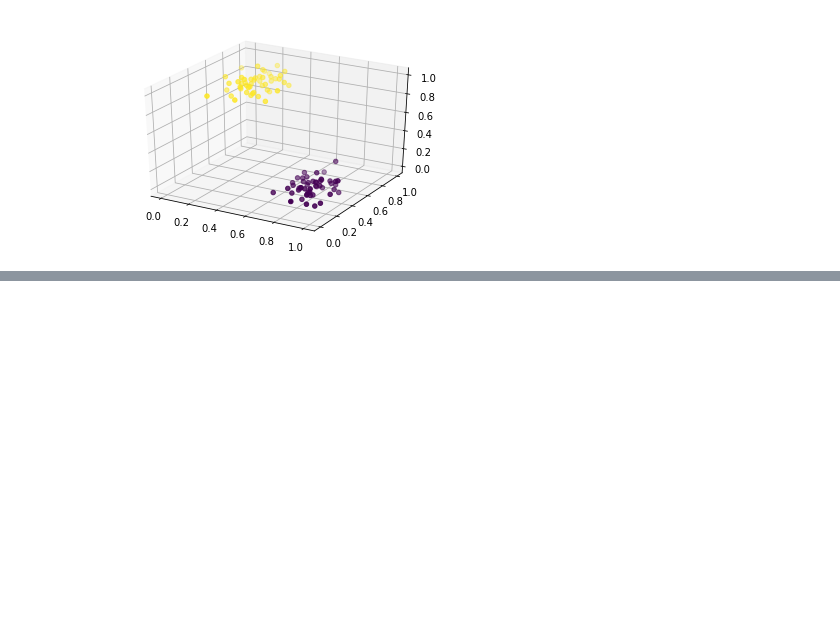
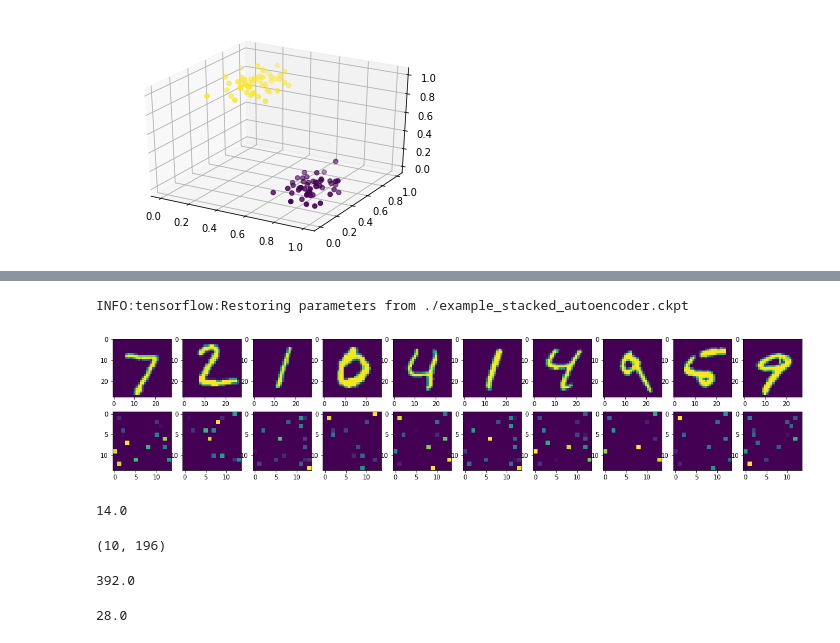
Before and after one commit to WoutAarts/udemy_tensor_flow, a Jupyter notebook: envs/tfdeeplearning/Tensorflow-Bootcamp-master/PCA_autoencoder.ipynb, the cells around one changed output, grey strips where cells are left out. Drawn from its saved outputs; the diff is of its cells as text; code cells hidden in the pictures; blank space fills up the shorter version.

```diff
--- a/envs/tfdeeplearning/Tensorflow-Bootcamp-master/PCA_autoencoder.ipynb
+++ b/envs/tfdeeplearning/Tensorflow-Bootcamp-master/PCA_autoencoder.ipynb
@@ -62,0 +217,34 @@ X = tf.placeholder(tf.float32,shape=[None,num_onputs])
+# %%
+num_test_images = 10
+
+with tf.Session() as sess:
+
+    saver.restore(sess,'./example_stacked_autoencoder.ckpt')
+
+    results = hid_layer2.eval(feed_dict={X:mnist.test.images[:num_test_images]})
+# %% [output]
+INFO:tensorflow:Restoring parameters from ./example_stacked_autoencoder.ckpt
+# %%
+# Compare original images with their reconstructions
+f, a = plt.subplots(2, 10, figsize=(20, 4))
+for i in range(num_test_images):
+    a[0][i].imshow(np.reshape(mnist.test.images[i], (28, 28)))
+    a[1][i].imshow(np.reshape(results[i], (14, 14)))
+# %% [output]
+[figure, added]
+# %%
+np.sqrt(196)
+# %% [output]
+14.0
+# %%
+results.shape
+# %% [output]
+(10, 196)
+# %%
+784/2
+# %% [output]
+392.0
+# %%
+392.0/14
+# %% [output]
+28.0
```
Also changed, not shown: parts of 32 cells of this notebook.
